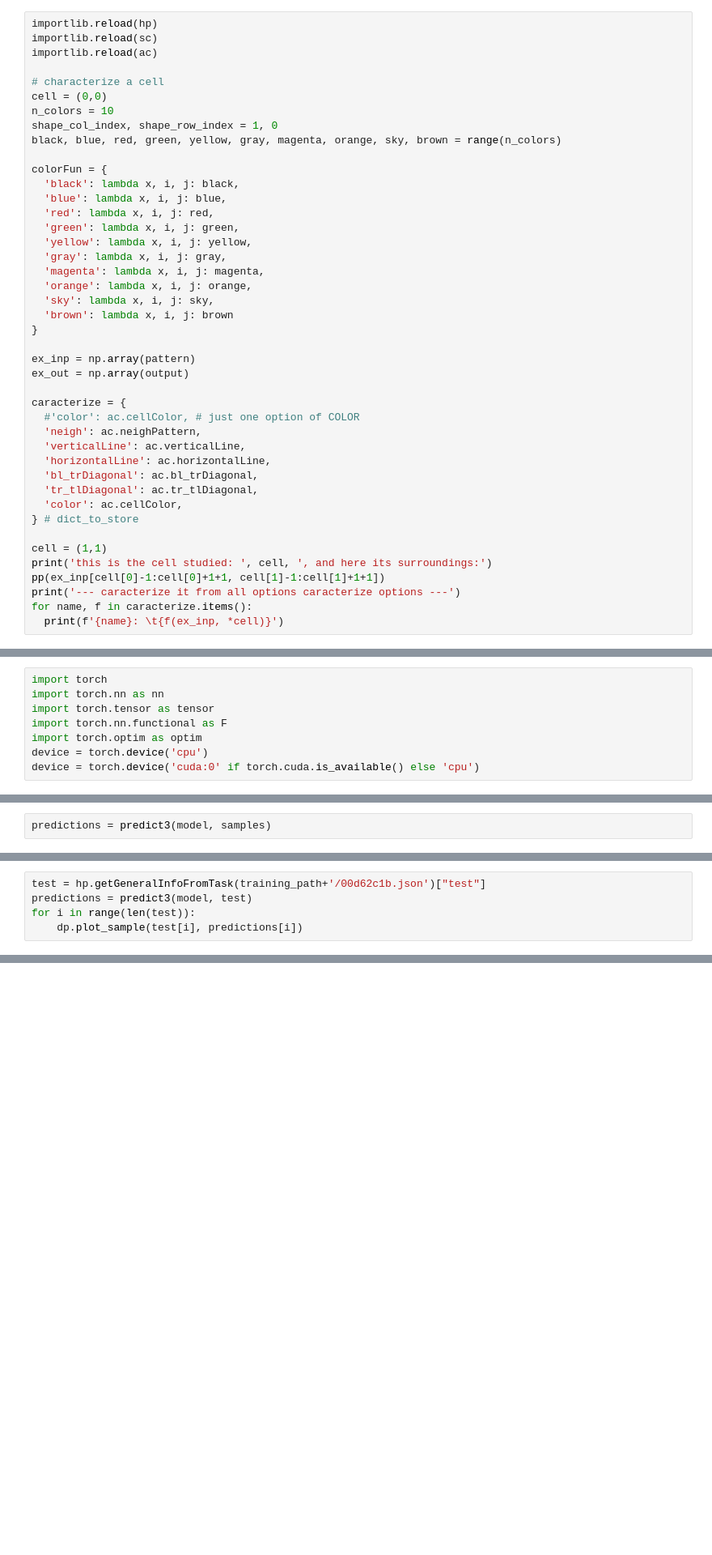
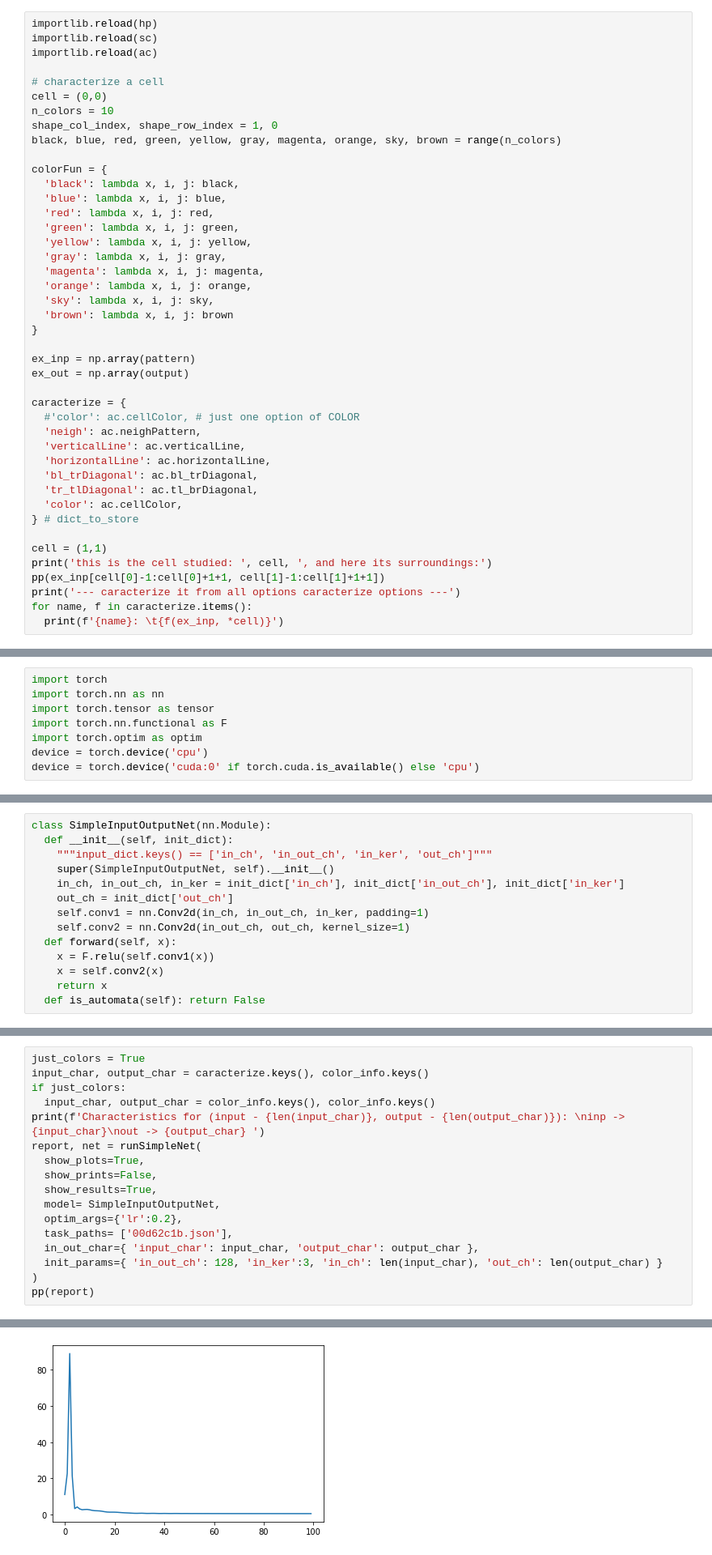
Before and after one commit to valeporti/kaggle_ar_ch, a Jupyter notebook: project.ipynb, the cells around one changed output, grey strips where cells are left out. Shown at 81% size. Drawn from its saved outputs; the diff is of its cells as text; blank space fills up the shorter version.

```diff
--- a/project.ipynb
+++ b/project.ipynb
@@ -367,7 +364,7 @@ caracterize = {
   'verticalLine': ac.verticalLine,
   'horizontalLine': ac.horizontalLine,
   'bl_trDiagonal': ac.bl_trDiagonal,
-  'tr_tlDiagonal': ac.tr_tlDiagonal,
+  'tr_tlDiagonal': ac.tl_brDiagonal,
   'color': ac.cellColor,
 } # dict_to_store
 
@@ -748,2 +597,0 @@ def predict3(model, task):
-# %%
-predictions = predict3(model, samples)
@@ -826,5 +597,0 @@ hp.getGeneralInfoFromTask(training_path+'/db3e9e38.json')["test"]
-# %%
-test = hp.getGeneralInfoFromTask(training_path+'/00d62c1b.json')["test"]
-predictions = predict3(model, test)
-for i in range(len(test)):
-    dp.plot_sample(test[i], predictions[i])
@@ -897,0 +605,14 @@ solved : 0 from 5 (0.0)
+# %%
+class SimpleInputOutputNet(nn.Module):
+  def __init__(self, init_dict):
+    """input_dict.keys() == ['in_ch', 'in_out_ch', 'in_ker', 'out_ch']"""
+    super(SimpleInputOutputNet, self).__init__()
+    in_ch, in_out_ch, in_ker = init_dict['in_ch'], init_dict['in_out_ch'], init_dict['in_ker']
+    out_ch = init_dict['out_ch']
+    self.conv1 = nn.Conv2d(in_ch, in_out_ch, in_ker, padding=1)
+    self.conv2 = nn.Conv2d(in_out_ch, out_ch, kernel_size=1)
+  def forward(self, x):
+    x = F.relu(self.conv1(x))
+    x = self.conv2(x)
+    return x
+  def is_automata(self): return False
@@ -897,0 +756,18 @@ solved : 0 from 5 (0.0)
+# %%
+just_colors = True
+input_char, output_char = caracterize.keys(), color_info.keys()
+if just_colors:
+  input_char, output_char = color_info.keys(), color_info.keys()
+print(f'Characteristics for (input - {len(input_char)}, output - {len(output_char)}): \ninp -> {input_char}\nout -> {output_char} ')
+report, net = runSimpleNet(
+  show_plots=True,
+  show_prints=False,
+  show_results=True,
+  model= SimpleInputOutputNet,
+  optim_args={'lr':0.2},
+  task_paths= ['00d62c1b.json'],
+  in_out_char={ 'input_char': input_char, 'output_char': output_char },
+  init_params={ 'in_out_ch': 128, 'in_ker':3, 'in_ch': len(input_char), 'out_ch': len(output_char) }
+)
+pp(report)
+# %% [output]
@@ -897,0 +782 @@ solved : 0 from 5 (0.0)
+[figure, added]
```
Also changed, not shown: parts of 60 cells of this notebook, 2 other files.
